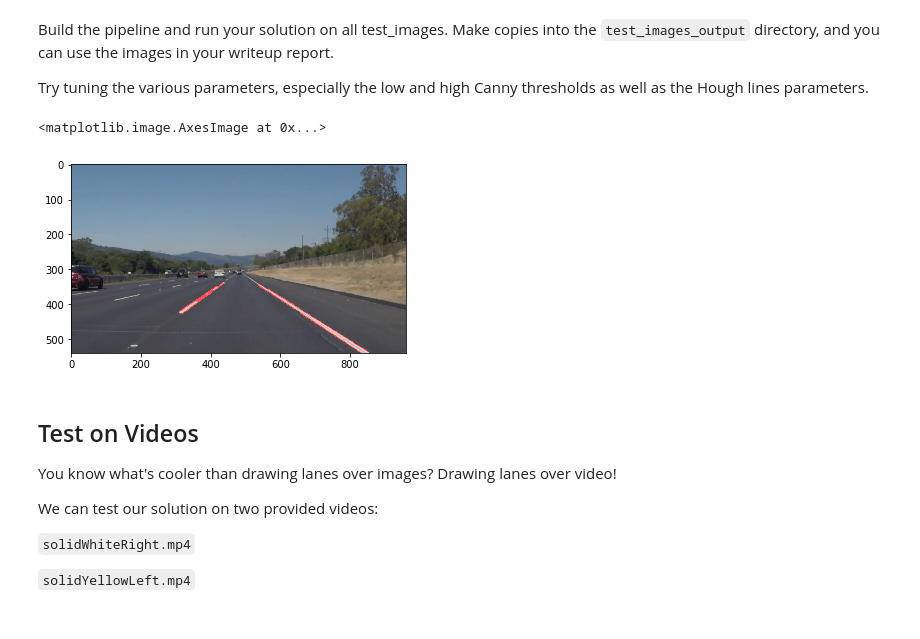
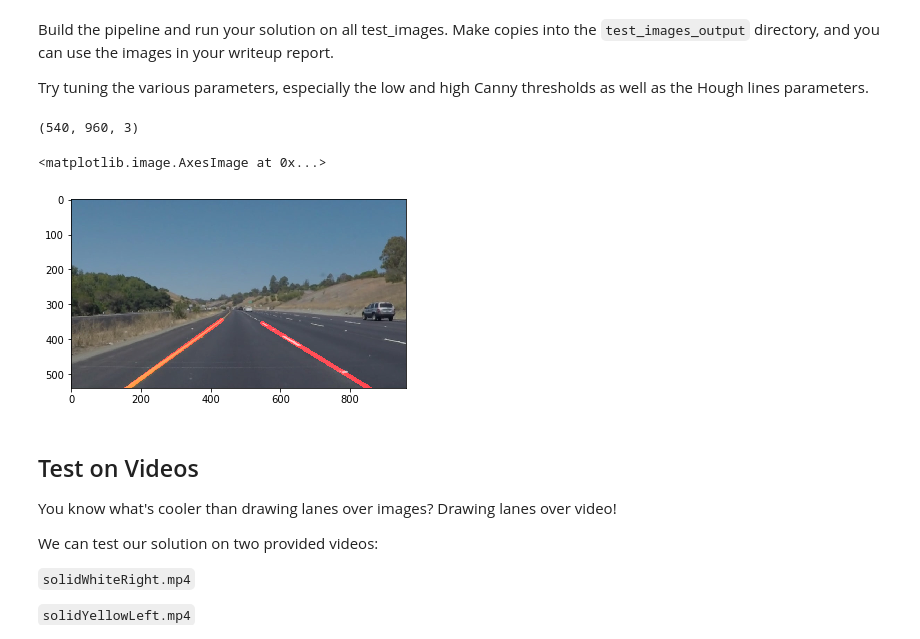
Before and after one commit to DruidKuma/Self-Driving-Car-ND_Project-1-LaneLines, a Jupyter notebook: P1.ipynb, the cells around one changed output. Saved outputs shown, nothing was run; the diff lists cells and outputs as text; code cells hidden in the pictures.

Commit message:
Completed lane lines extrapolation

```diff
--- a/P1.ipynb
+++ b/P1.ipynb
@@ -51,7 +51,7 @@ import cv2
 ## Read in an Image
 # %%
 #reading in an image
-image = mpimg.imread('test_images/solidWhiteRight.jpg')
+image = mpimg.imread('test_images/solidYellowCurve.jpg')
 
 #printing out some stats and plotting
 print('This image is:', type(image), 'with dimensions:', image.shape)
@@ -195,32 +241,38 @@ Try tuning the various parameters, especially the low and high Canny thresholds
 # %%
 # TODO: Build your pipeline that will draw lane lines on the test_images
 # then save them to the test_images directory.
 def detectAndDrawLines(image):
     gray = grayscale(image)
     blur_gray = gaussian_blur(gray, 5)
     canny_img = canny(blur_gray, 50, 150)
 
     imshape = image.shape
-    vertices = np.array([[(0,imshape[0]),(470, 325), (490, 325), (imshape[1],imshape[0])]], dtype=np.int32)
+    print(imshape)
+
+    #all points are calculated from image dimensions to support different resolutions
+    bottom_left = (0,imshape[0])
+    top_left = (imshape[1]/2 - 10, imshape[0]/2 + 60)
+    top_right = (imshape[1]/2 + 10, imshape[0]/2 + 60)
+    bottom_right = (imshape[1],imshape[0])
+
+    vertices = np.array([[bottom_left, top_left, top_right, bottom_right]], dtype=np.int32)
     masked_img = region_of_interest(canny_img, vertices)
 
     rho = 2
     theta = np.pi/180
     threshold = 20
     min_line_length = 40
     max_line_gap = 100
     line_img = hough_lines(masked_img, rho, theta, threshold, min_line_length, max_line_gap)
 
     weighted = weighted_img(line_img, image)
     return weighted
 
-
 plt.imshow(detectAndDrawLines(image))
-# plt.imshow(line_img)
-# plt.imshow(image)
 # %% [output]
-<matplotlib.image.AxesImage at 0x...>
+(540, 960, 3)
+<matplotlib.image.AxesImage at 0x...>
-[figure, old version]
+[figure, new version]
 # %% [markdown]
 ## Test on Videos
 
```
Also changed, not shown: parts of 4 cells of this notebook, 4 other files.
